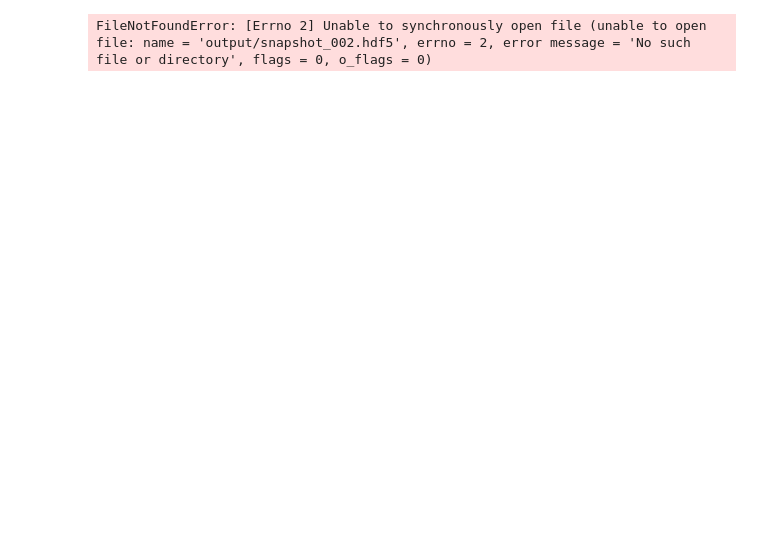
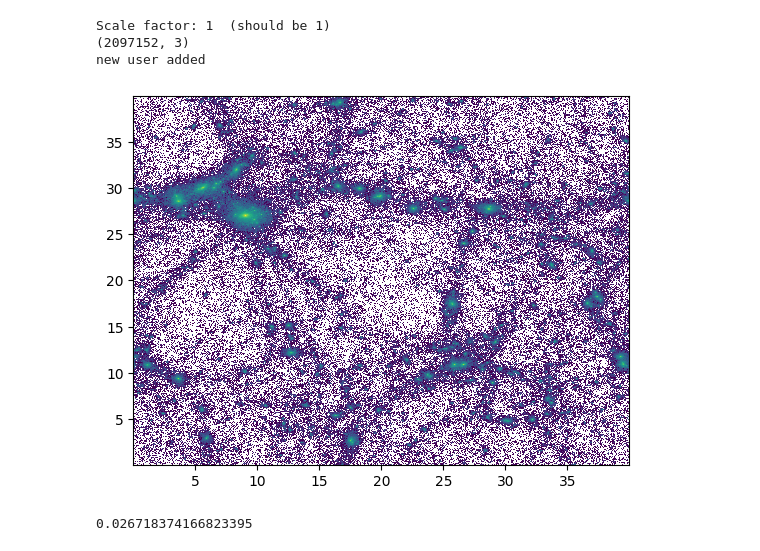
Before and after one commit to malinadesai/astroII_numproj, a Jupyter notebook: fof.ipynb, the cells around one changed output. Drawn from its saved outputs; the diff is of its cells as text; code cells hidden in the pictures; blank space fills up the shorter version.

```diff
--- a/fof.ipynb
+++ b/fof.ipynb
@@ -15,32 +15,36 @@ def read_gadget_snapshot(file_name):
 
 	Pos = np.array(data['PartType1']['Coordinates'], dtype=FloatType) #3d Positions of all particles, e.g. x coord: Pos[:,0]
 
 	mass = FloatType(data['Header'].attrs['MassTable'][1]) # mass of one DM particle
 
 	n_particles = Pos.size // 3
 
 	return time, Pos, mass, n_particles, BoxSize
 
 
-file_name = "output/snapshot_002.hdf5"
+file_name = "snapshot_002.hdf5"
 
 time, Pos, mass, n_particles, BoxSize = read_gadget_snapshot(file_name)
 
 print("Scale factor: %g  (should be 1)" %(time))
 
 box_vol = BoxSize
 mean_dist = (box_vol/n_particles)**(1/3)
 print(Pos.shape)
 
 x=Pos[:, 0]
 y=Pos[:, 1]
 z=Pos[:, 2]
 
 print('new user added')
 
 plt.hist2d(x, y, bins = 1000,  norm=mpl.colors.LogNorm())
 plt.show()
 
 print(mean_dist)
 # %% [output]
-FileNotFoundError: [Errno 2] Unable to synchronously open file (unable to open file: name = 'output/snapshot_002.hdf5', errno = 2, error message = 'No such file or directory', flags = 0, o_flags = 0)
+Scale factor: 1  (should be 1)
+(2097152, 3)
+new user added
+[figure, added]
+0.026718374166823395
```
Also changed, not shown: parts of 1 cell of this notebook.
